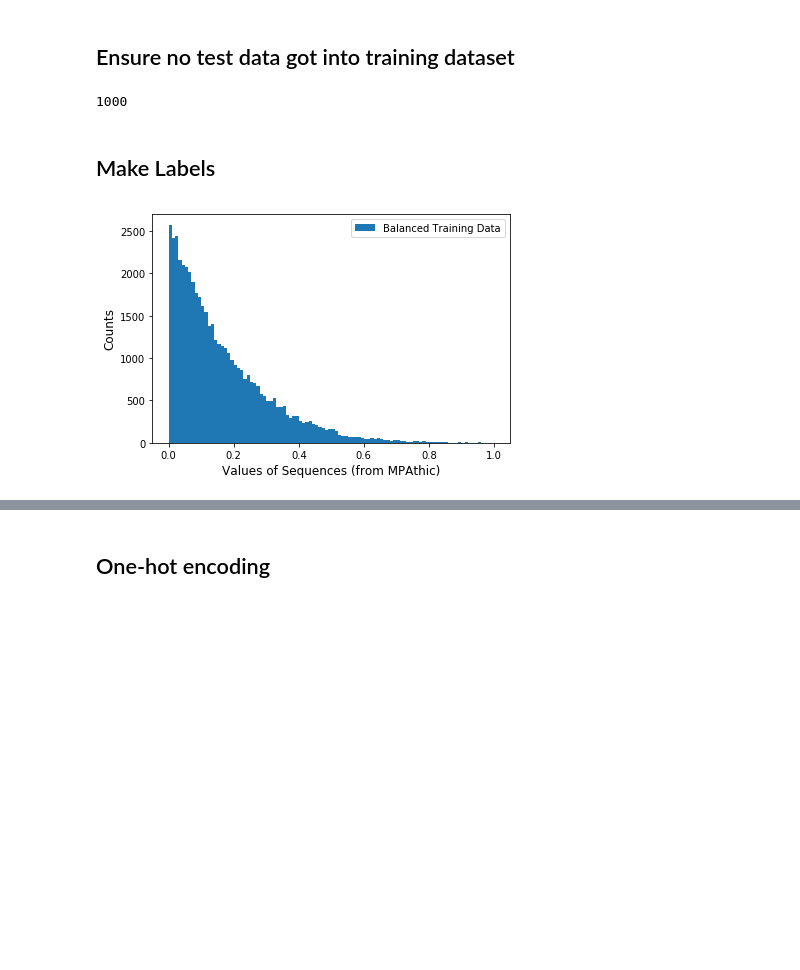
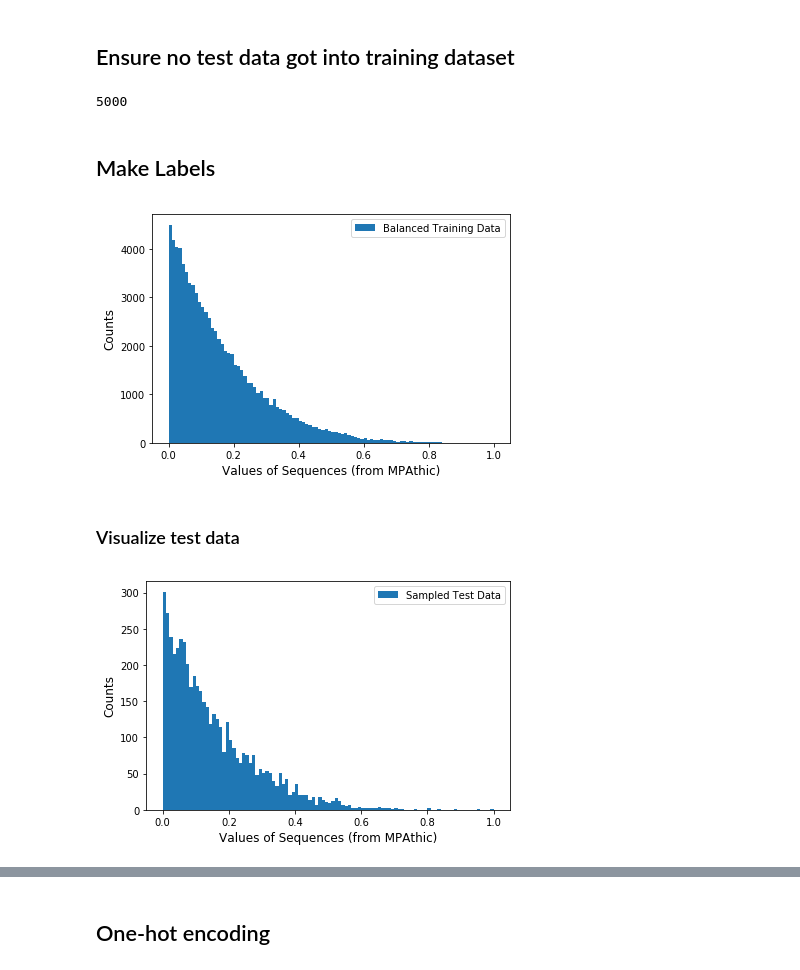
Before and after one commit to atareen/Regression-with-convolutional-neural-networks, a Jupyter notebook: CNN_RNAP_Seq_Regression.ipynb, the cells around one changed output, grey strips where cells are left out. Saved outputs shown, nothing was run; the diff lists cells and outputs as text; code cells hidden in the pictures; blank space fills up the shorter version.

```diff
--- a/CNN_RNAP_Seq_Regression.ipynb
+++ b/CNN_RNAP_Seq_Regression.ipynb
@@ -55,15 +58,36 @@ myList = [round(x) for x in myList]
 # %%
-num_sample = 50000   # number of training samplesq
-test_size = 1000    # number of test samples
+num_sample = 90000   # number of training samplesq
+test_size = 5000    # number of test samples
+
+
+#num_sample = 40000   # number of training samplesq
+#test_size = 1000    # number of test samples
 
 binomial_probability_parameter = 0.5
 
 index_random_sample_training_data = np.random.randint(num_sample,size=(num_sample))
+###index_random_sample_training_data = np.random.binomial(n=200000, p=binomial_probability_parameter, size=num_sample)
+
+#beta = np.random.beta(a=20,b=1,size=num_sample)
+#index_random_sample_training_data = list(100000*beta)
+#index_random_sample_training_data = [round(x) for x in index_random_sample_training_data]
+
+#index_random_sample_training_data = set(index_random_sample_training_data)
+#index_random_sample_training_data = list(index_random_sample_training_data)
 
 input_data_raw = input_data_ordered_raw[['val','seq']].loc[index_random_sample_training_data]
 print(input_data_raw.head())
 
 index_random_sample_test_data = np.random.randint(num_sample,size=(test_size))
+###index_random_sample_test_data = np.random.binomial(n=200000, p=binomial_probability_parameter, size=test_size)
+
+#beta_test = np.random.beta(a=20,b=1,size=test_size)
+#index_random_sample_test_data = list(100000*beta_test)
+#index_random_sample_test_data = [round(x) for x in index_random_sample_test_data]
+
+
+#index_random_sample_test_data = set(index_random_sample_test_data)
+#index_random_sample_test_data = list(index_random_sample_test_data)
 
 input_data_raw_test = input_data_ordered_raw[['val','seq']].loc[index_random_sample_test_data]
 
@@ -91,14 +122,14 @@ input_data_raw = input_data_raw[~input_data_raw.seq.isin(input_data_raw_test.seq
 test_size = len(input_data_raw_test)
 print(test_size)
 # %% [output]
-1000
+5000
 # %%
 #num_sample = len(input_data_raw.drop_duplicates())
 num_sample = len(input_data_raw)
 # %% [markdown]
 ## Make Labels
 # %%
-# positive labels
+# positive and negative labels
 # normalize the following between 0 and 1
 pos_labels = np.array(input_data_raw['val'][0:num_sample])
 pos_labels = (pos_labels-min(pos_labels))/(max(pos_labels)-min(pos_labels))
@@ -118,7 +149,21 @@ plt.tight_layout()
 plt.show()
 # assigned random values to negative examples
 # %% [output]
-[figure, old version]
+[figure, new version]
+# %% [markdown]
+### Visualize test data
+# %%
+#plt.hist(pos_labels,bins=50,label='Balanced Training Data')
+plt.hist(test_pos_labels,bins=100,label='Sampled Test Data')
+plt.legend()
+
+plt.ylabel('Counts',fontsize=12)
+plt.xlabel('Values of Sequences (from MPAthic)',fontsize=12)
+plt.tight_layout()
+#plt.savefig('Write_up/balanced_training_histogram.png')
+plt.show()
+# %% [output]
+[figure, added]
 # %%
 sequences = np.array(sequences)
 
```
Also changed, not shown: parts of 41 cells of this notebook, 1 other file.
